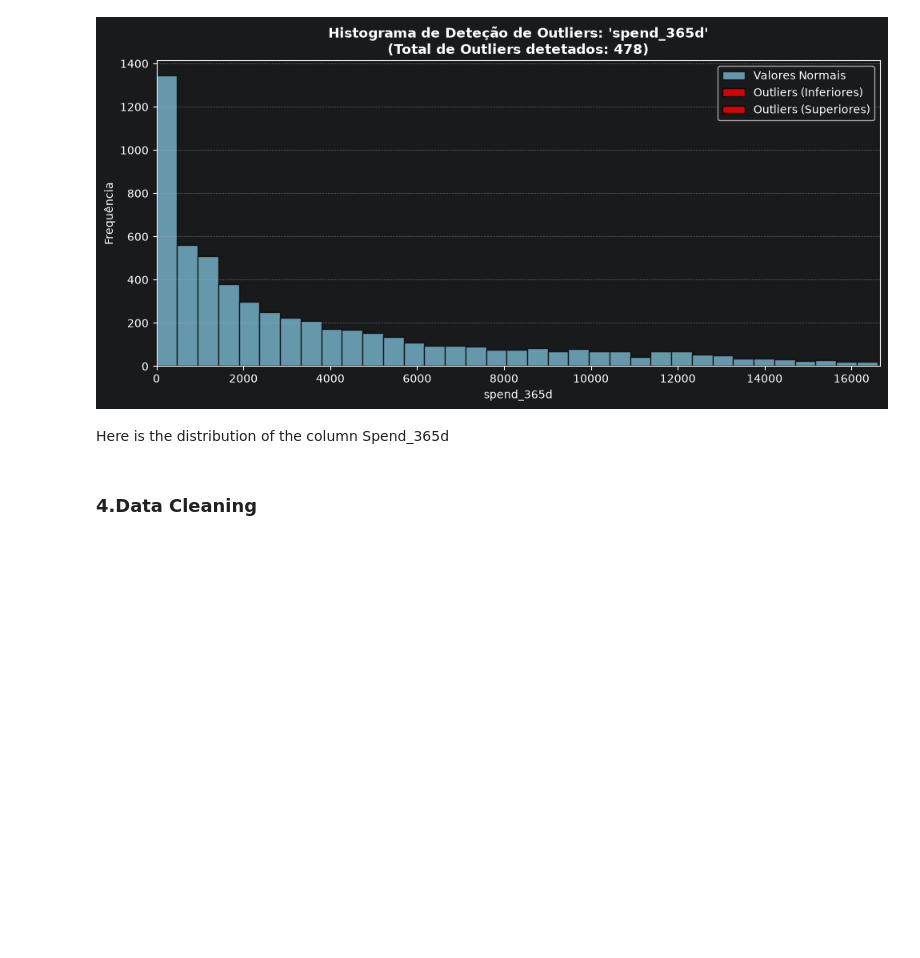
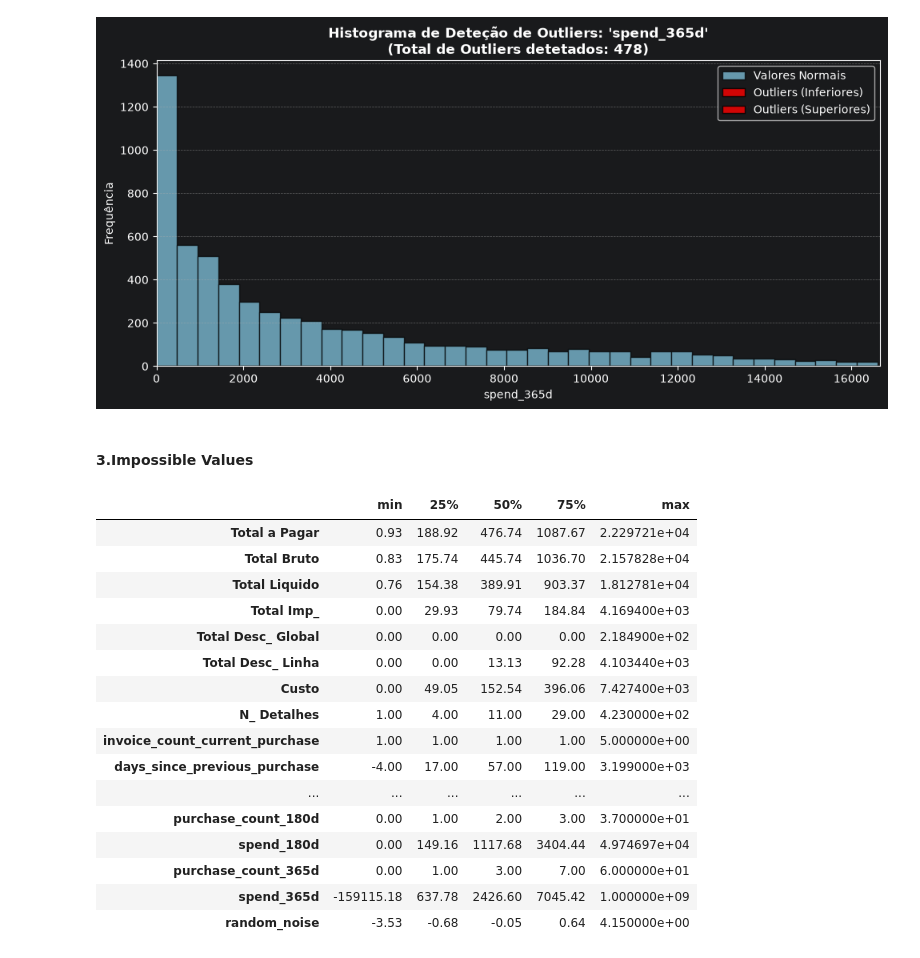
Before and after one commit to Martsnake/machine-learning, a Jupyter notebook: notebooks/Análise.ipynb, the cells around one changed output. Saved outputs shown, nothing was run; the diff lists cells and outputs as text; code cells hidden in the pictures; blank space fills up the shorter version.

```diff
--- a/notebooks/Análise.ipynb
+++ b/notebooks/Análise.ipynb
@@ -581,7 +583,25 @@ plt.show()
 # %% [output]
 Nº of outliers: 478
 [figure]
-# %% [markdown]
-Here is the distribution of the column Spend_365d
-# %% [markdown]
-### **4.Data Cleaning**
+# %% [markdown]
+#### **3.Impossible Values**
+# %%
+df_raw[cols_num].describe().T[["min","25%","50%","75%","max"]].round(2)
+# %% [output]
+|  | min | 25% | 50% | 75% | max |
+| Total a Pagar | 0.93 | 188.92 | 476.74 | 1087.67 | 2.229721e+04 |
+| Total Bruto | 0.83 | 175.74 | 445.74 | 1036.70 | 2.157828e+04 |
+| Total Liquido | 0.76 | 154.38 | 389.91 | 903.37 | 1.812781e+04 |
+| Total Imp_ | 0.00 | 29.93 | 79.74 | 184.84 | 4.169400e+03 |
+| Total Desc_ Global | 0.00 | 0.00 | 0.00 | 0.00 | 2.184900e+02 |
+| Total Desc_ Linha | 0.00 | 0.00 | 13.13 | 92.28 | 4.103440e+03 |
+| Custo | 0.00 | 49.05 | 152.54 | 396.06 | 7.427400e+03 |
+| N_ Detalhes | 1.00 | 4.00 | 11.00 | 29.00 | 4.230000e+02 |
+| invoice_count_current_purchase | 1.00 | 1.00 | 1.00 | 1.00 | 5.000000e+00 |
+| days_since_previous_purchase | -4.00 | 17.00 | 57.00 | 119.00 | 3.199000e+03 |
+| ... | ... | ... | ... | ... | ... |
+| purchase_count_180d | 0.00 | 1.00 | 2.00 | 3.00 | 3.700000e+01 |
+| spend_180d | 0.00 | 149.16 | 1117.68 | 3404.44 | 4.974697e+04 |
+| purchase_count_365d | 0.00 | 1.00 | 3.00 | 7.00 | 6.000000e+01 |
+| spend_365d | -159115.18 | 637.78 | 2426.60 | 7045.42 | 1.000000e+09 |
+| random_noise | -3.53 | -0.68 | -0.05 | 0.64 | 4.150000e+00 |
```
Also changed, not shown: parts of 16 cells of this notebook.
